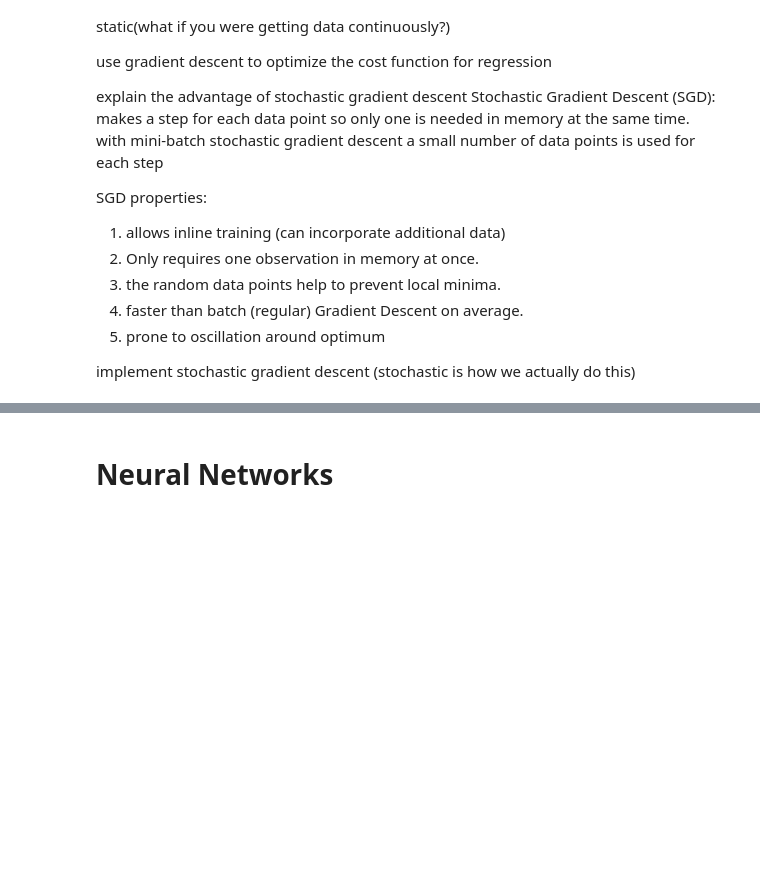
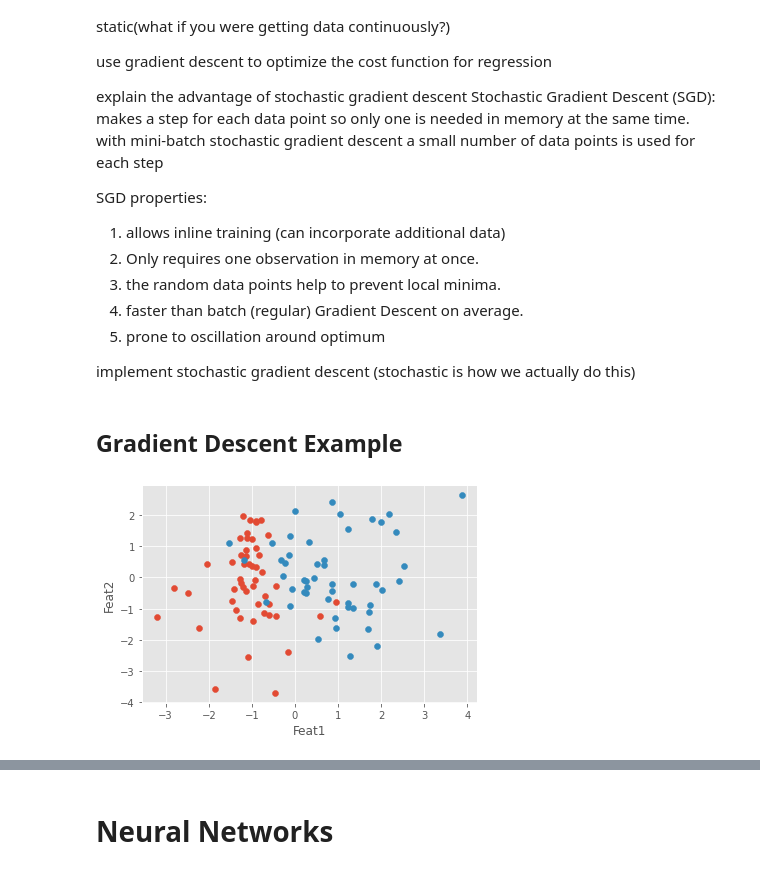
Before and after one commit to SmashAF/DSI_Study, a Jupyter notebook: Week6_Study_Sheet.ipynb, the cells around one changed output, grey strips where cells are left out. Saved outputs shown, nothing was run; the diff lists cells and outputs as text; code cells hidden in the pictures; blank space fills up the shorter version.

```diff
--- a/Week6_Study_Sheet.ipynb
+++ b/Week6_Study_Sheet.ipynb
@@ -70,3 +72,5 @@ SGD  properties:
 
 
 implement stochastic gradient descent (stochastic is how we actually do this)
+# %% [markdown]
+## Gradient Descent Example
@@ -72,0 +82,14 @@ implement stochastic gradient descent (stochastic is how we actually do this)
+# %%
+#make some random data using sklearn's make_classification module
+X, y = make_classification(n_samples= 100, n_features=2, n_informative=2, n_redundant=0, n_classes=2, random_state=0)
+# %%
+# graph the data with one feature on the x axis and the other on the y axis
+fig, ax = plt.subplots()
+class1 = X[y == 0]
+class2 = X[y == 1]
+ax.set_xlabel('Feat1')
+ax.set_ylabel('Feat2')
+plt.scatter(class1[:,0], class1[:,1])
+plt.scatter(class2[:,0], class2[:,1]);
+# %% [output]
+[figure, added]
```
Also changed, not shown: parts of 65 cells of this notebook, 10 other files.
